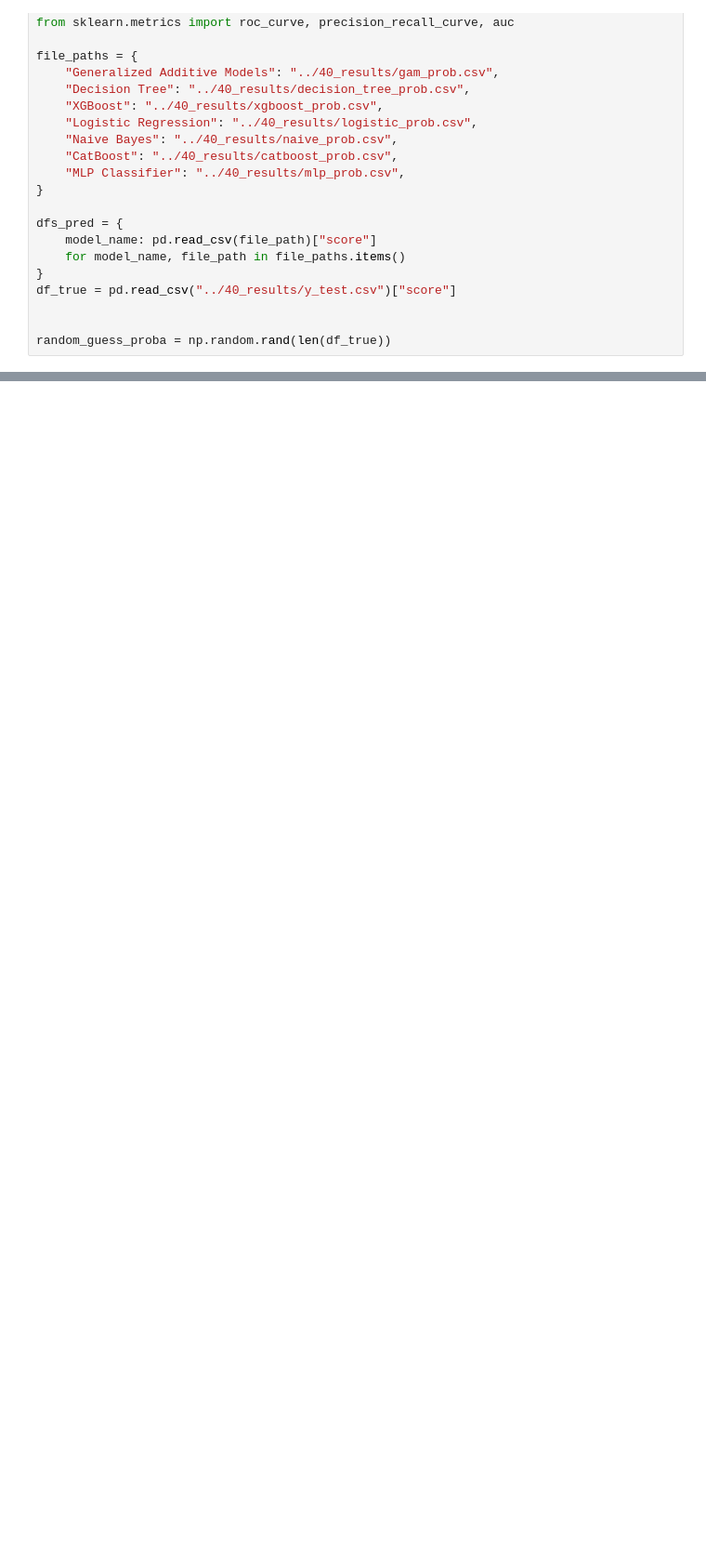
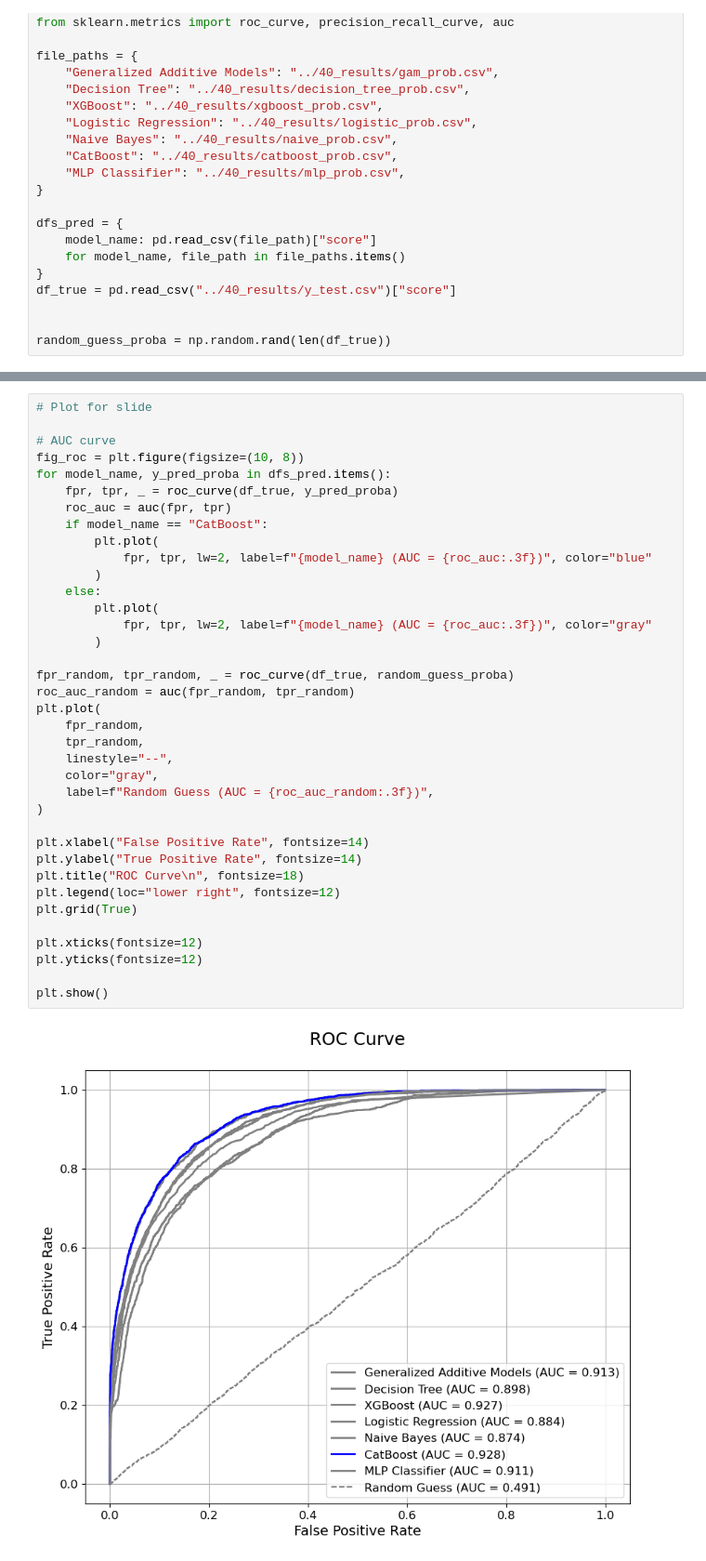
Before and after one commit to nogibjj/IDS705_FinalProject_Lemur_Team, a Jupyter notebook: 10_code/auc_pr_curves.ipynb, the cells around one changed output, grey strips where cells are left out. Shown at 93% size. Saved outputs shown, nothing was run; the diff lists cells and outputs as text; blank space fills up the shorter version.

```diff
--- a/10_code/auc_pr_curves.ipynb
+++ b/10_code/auc_pr_curves.ipynb
@@ -88,0 +96,39 @@ plt.show()
+# %%
+# Plot for slide
+
+# AUC curve
+fig_roc = plt.figure(figsize=(10, 8))
+for model_name, y_pred_proba in dfs_pred.items():
+    fpr, tpr, _ = roc_curve(df_true, y_pred_proba)
+    roc_auc = auc(fpr, tpr)
+    if model_name == "CatBoost":
+        plt.plot(
+            fpr, tpr, lw=2, label=f"{model_name} (AUC = {roc_auc:.3f})", color="blue"
+        )
+    else:
+        plt.plot(
+            fpr, tpr, lw=2, label=f"{model_name} (AUC = {roc_auc:.3f})", color="gray"
+        )
+
+fpr_random, tpr_random, _ = roc_curve(df_true, random_guess_proba)
+roc_auc_random = auc(fpr_random, tpr_random)
+plt.plot(
+    fpr_random,
+    tpr_random,
+    linestyle="--",
+    color="gray",
+    label=f"Random Guess (AUC = {roc_auc_random:.3f})",
+)
+
+plt.xlabel("False Positive Rate", fontsize=14)
+plt.ylabel("True Positive Rate", fontsize=14)
+plt.title("ROC Curve\n", fontsize=18)
+plt.legend(loc="lower right", fontsize=12)
+plt.grid(True)
+
+plt.xticks(fontsize=12)
+plt.yticks(fontsize=12)
+
+plt.show()
+# %% [output]
+[figure, added]
```
Also changed, not shown: parts of 2 cells of this notebook.
